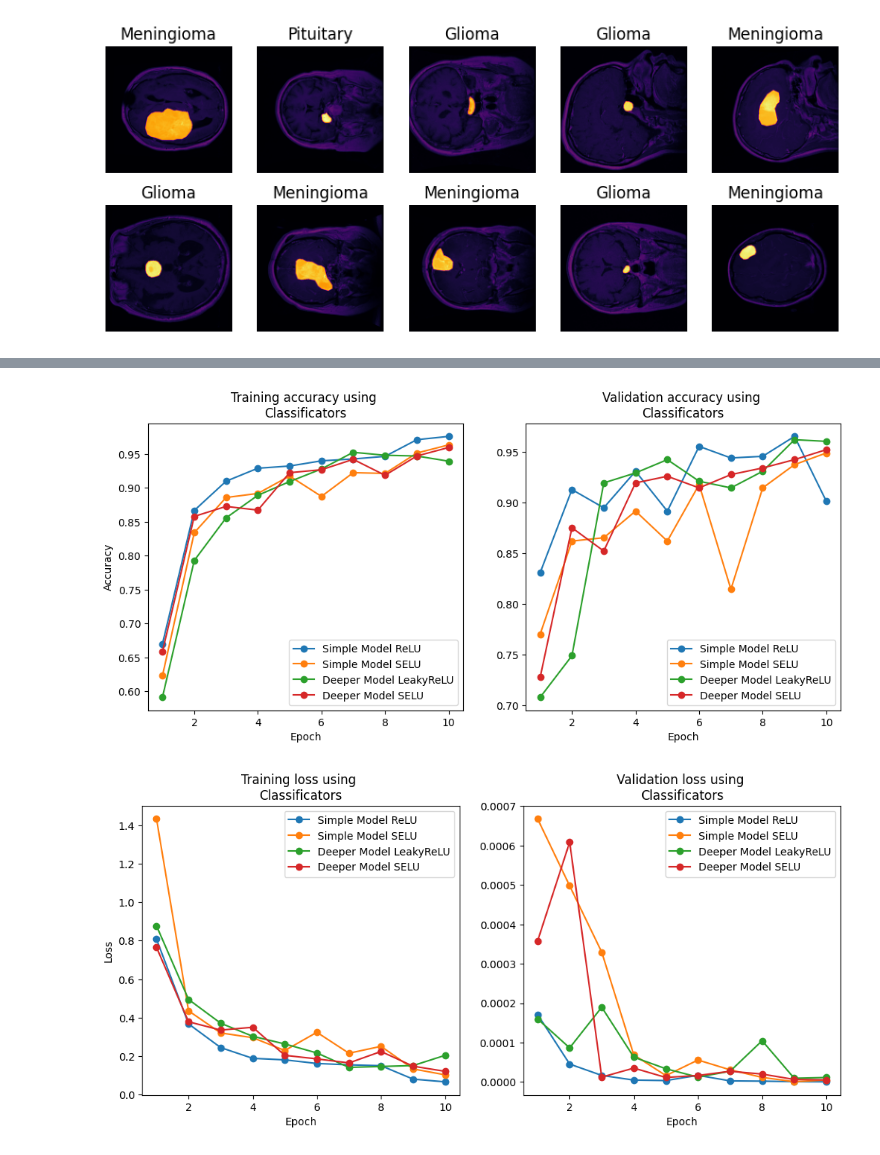
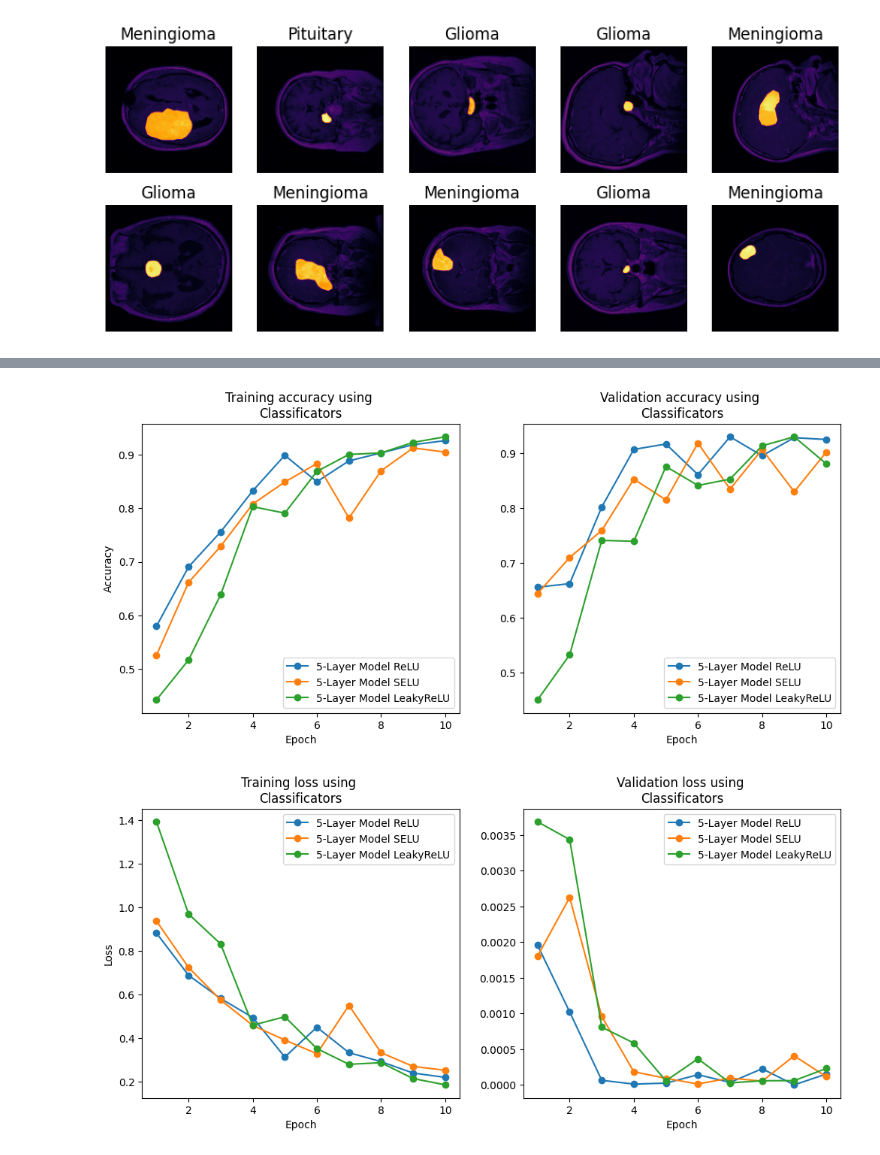
Before and after one commit to ggonzalesd/Deep-Learning-Project, a Jupyter notebook: project.ipynb, the cells around one changed output, grey strips where cells are left out. Saved outputs shown, nothing was run; the diff lists cells and outputs as text; code cells hidden in the pictures.

Commit message:
Models, tests and results from Diego

```diff
--- a/project.ipynb
+++ b/project.ipynb
@@ -259,0 +280,18 @@ for i in range(10):
+# %%
+def DownSample(input_, output_, kernel=3, padding=1, pooling=2, batch=True, activation='ReLU'):
+  act = None
+  if activation == 'ReLU':
+    act = nn.ReLU()
+  elif activation == 'LeakyReLU':
+    act = nn.LeakyReLU(0.02)
+  elif activation == 'SELU':
+    act = nn.SELU()
+  else:
+    raise ValueError(f"'{activation}' is not allowed")
+
+  seq = nn.Sequential(nn.Conv2d(input_, output_, kernel_size=kernel, padding=padding))
+  if batch:
+    seq.append(nn.BatchNorm2d(output_))
+  seq.append(act)
+  seq.append(nn.MaxPool2d(pooling, stride=pooling))
+  return seq
@@ -260,9 +384,9 @@ for i in range(10):
 # %%
-model = models.SimpleModelWithReLU()
+model = FiveLayerSelu()
 optimizer = optim.Adam(model.parameters(), 0.01)
 
 epochs = 10
-simple_model_with_relu_dic = Trainer.train(
+fivelayerModelWithSELU_dic = Trainer.train(
   train_dataloader, val_dataloader, model,
   optimizer, device, epochs,
   ModelCheckpoint(verbose=True)
@@ -299,9 +417,9 @@ val_loss changed (0.000001 -> 0.000000). Saving model...
 # %%
-model = models.SimpleModelWithSELU()
+model = FiveLayerLeakyReLU()
 optimizer = optim.Adam(model.parameters(), 0.01)
 
 epochs = 10
-simple_model_with_selu_dic = Trainer.train(
+FiveLayerLeakyReLU_dic = Trainer.train(
   train_dataloader, val_dataloader, model,
   optimizer, device, epochs,
   ModelCheckpoint(verbose=True)
@@ -334,9 +448,9 @@ Epoch (10/10): train_loss = 0.102422, val_loss= 0.000005, train_acc = 0.963368,
 # %%
-model = models.DeeperModelWithLeakyReLU()
+model = FiveLayerReLU()
 optimizer = optim.Adam(model.parameters(), 0.01)
 
 epochs = 10
-deeper_model_with_leakyrelu_dic = Trainer.train(
+FiveLayerReLU_dic = Trainer.train(
   train_dataloader, val_dataloader, model,
   optimizer, device, epochs,
   ModelCheckpoint(verbose=True)
@@ -398,13 +479,12 @@ val_loss changed (0.000006 -> 0.000005). Saving model...
 # %%
 info = {
-    'Simple Model ReLU': simple_model_with_relu_dic,
-    'Simple Model SELU': simple_model_with_selu_dic,
-    'Deeper Model LeakyReLU': deeper_model_with_leakyrelu_dic,
-    'Deeper Model SELU': deeper_model_with_selu_dic
+    '5-Layer Model ReLU': FiveLayerReLU_dic,
+    '5-Layer Model SELU': FiveLayerLeakyReLU_dic,
+    '5-Layer Model LeakyReLU': fivelayerModelWithSELU_dic,
 }
 
 plot_metric_from_array(info, '\nClassificators')
 plot_metric_from_array(info, '\nClassificators', metric='loss', legend='upper right')
 # %% [output]
-[figure, old version]
+[figure, new version]
-[figure, old version]
+[figure, new version]
```
Also changed, not shown: parts of 11 cells of this notebook, 1 other file.
